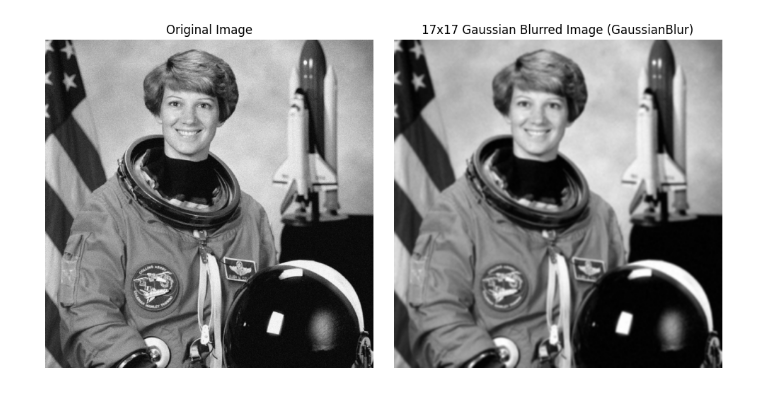
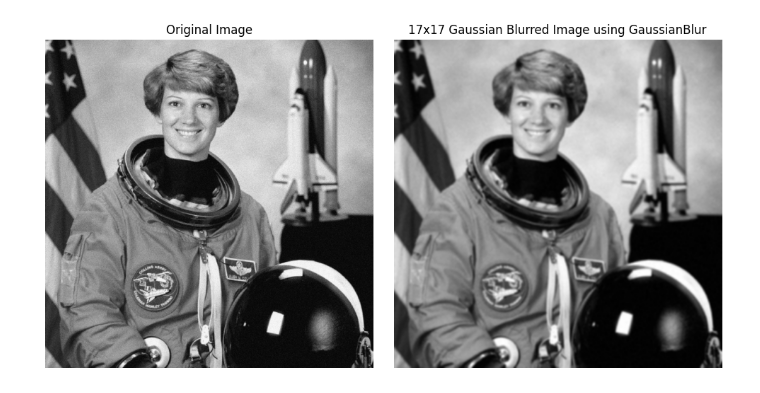
Before and after one commit to sunabove/opencv-python, a Jupyter notebook: ch_07_domain/118_가우시언 블러 OpenCV GaussianBlur 예제.ipynb, the cells around one changed output. Cells and saved outputs as stored; diff of their text form; code cells hidden in the pictures.

```diff
--- a/ch_07_domain/118_가우시언 블러 OpenCV GaussianBlur 예제.ipynb
+++ b/ch_07_domain/118_가우시언 블러 OpenCV GaussianBlur 예제.ipynb
@@ -1,30 +1,30 @@
 # %%
 import cv2, numpy as np, matplotlib.pyplot as plt
 
 # 이미지 불러오기
 image = cv2.imread('example.jpg', cv2.IMREAD_GRAYSCALE)
 
 # 3x3 가우시안 블러 적용
 ks = kernel_size = 17  # 가우시안 커널 사이즈
 sigma = ks//3  # 표준편차 결정
 blurred_image = cv2.GaussianBlur(image, (ks, ks), sigma)
 
 # 원본 이미지와 가우시안 블러 적용된 이미지 비교 출력
 plt.figure(figsize=(10, 5))
 
 # 원본 이미지 출력
 plt.subplot(1, 2, 1)
 plt.imshow(image, cmap="gray")
 plt.title('Original Image')
 plt.axis('off')
 
 # 가우시안 블러링된 이미지 출력
 plt.subplot(1, 2, 2)
 plt.imshow(blurred_image, cmap="gray")
-plt.title(f'{ks}x{ks} Gaussian Blurred Image (GaussianBlur)')
+plt.title(f'{ks}x{ks} Gaussian Blurred Image using GaussianBlur')
 plt.axis('off')
 
 plt.tight_layout()
 plt.show()
 # %% [output]
-[figure, old version]
+[figure, new version]
```
Also changed, not shown: 1 other file.
